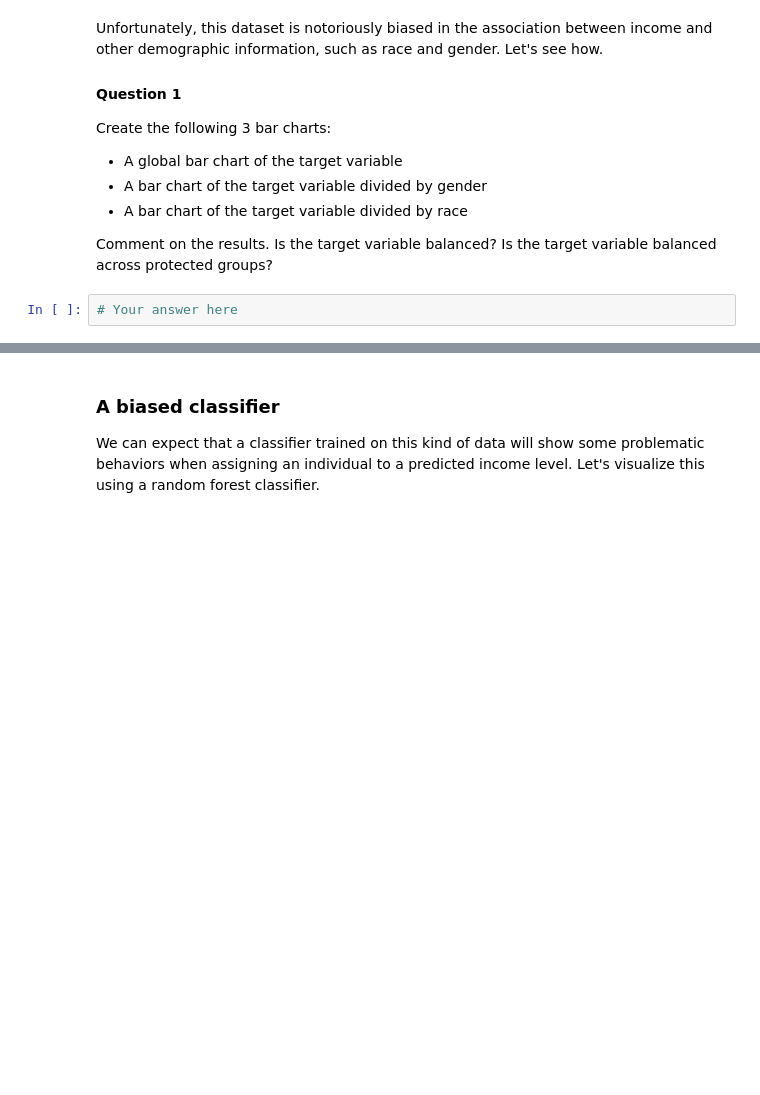
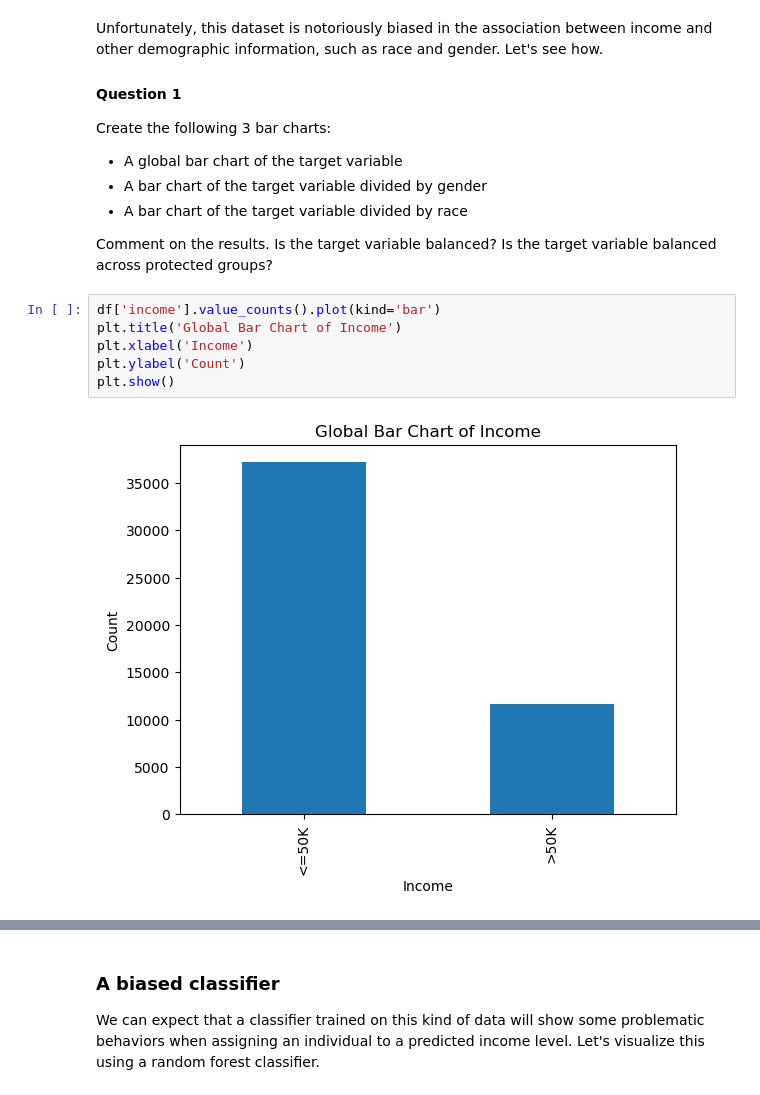
Before and after one commit to wsl0917/DSCI430_module2_assignment, a Jupyter notebook: Module 4 Assignment-1.ipynb, the cells around one changed output, grey strips where cells are left out. Drawn from its saved outputs; the diff is of its cells as text; blank space fills up the shorter version.

```diff
--- a/Module 4 Assignment-1.ipynb
+++ b/Module 4 Assignment-1.ipynb
@@ -67,5 +87,11 @@ Create the following 3 bar charts:
 - A bar chart of the target variable divided by race
 
 Comment on the results. Is the target variable balanced? Is the target variable balanced across protected groups?
-# %%
-# Your answer here
+# %%
+df['income'].value_counts().plot(kind='bar')
+plt.title('Global Bar Chart of Income')
+plt.xlabel('Income')
+plt.ylabel('Count')
+plt.show()
+# %% [output]
+[figure, added]
```
Also changed, not shown: parts of 10 cells of this notebook.
